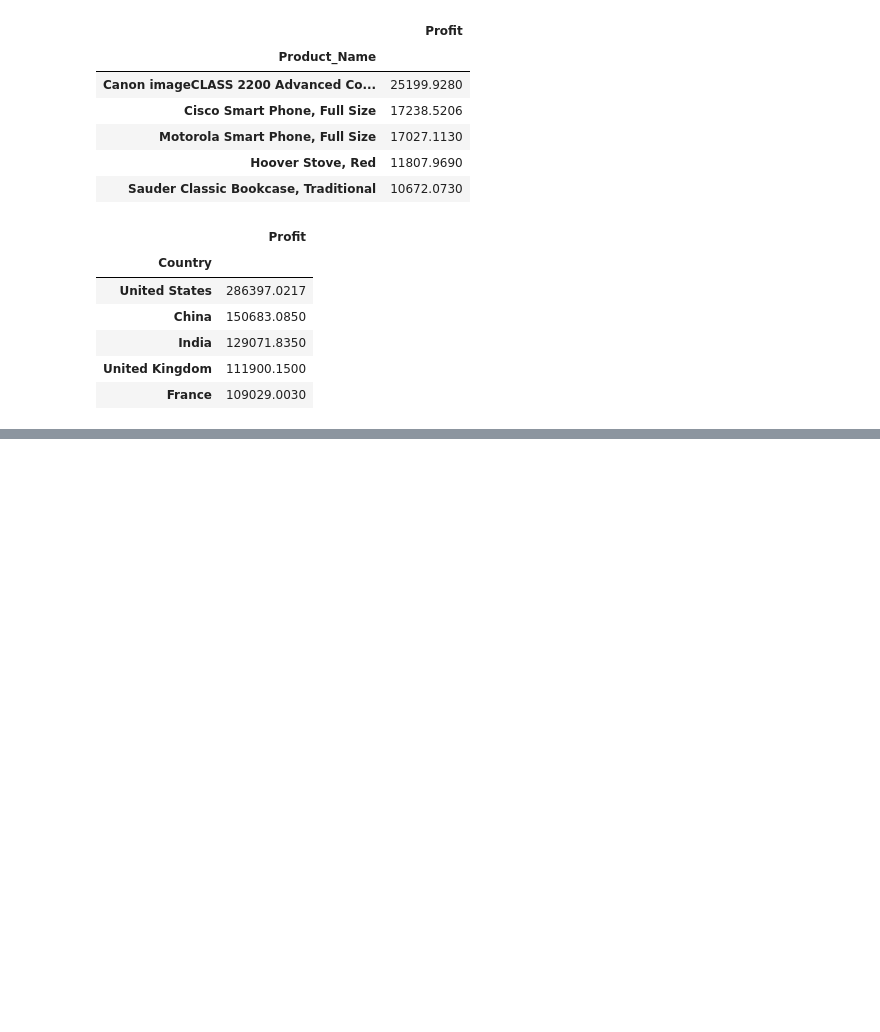
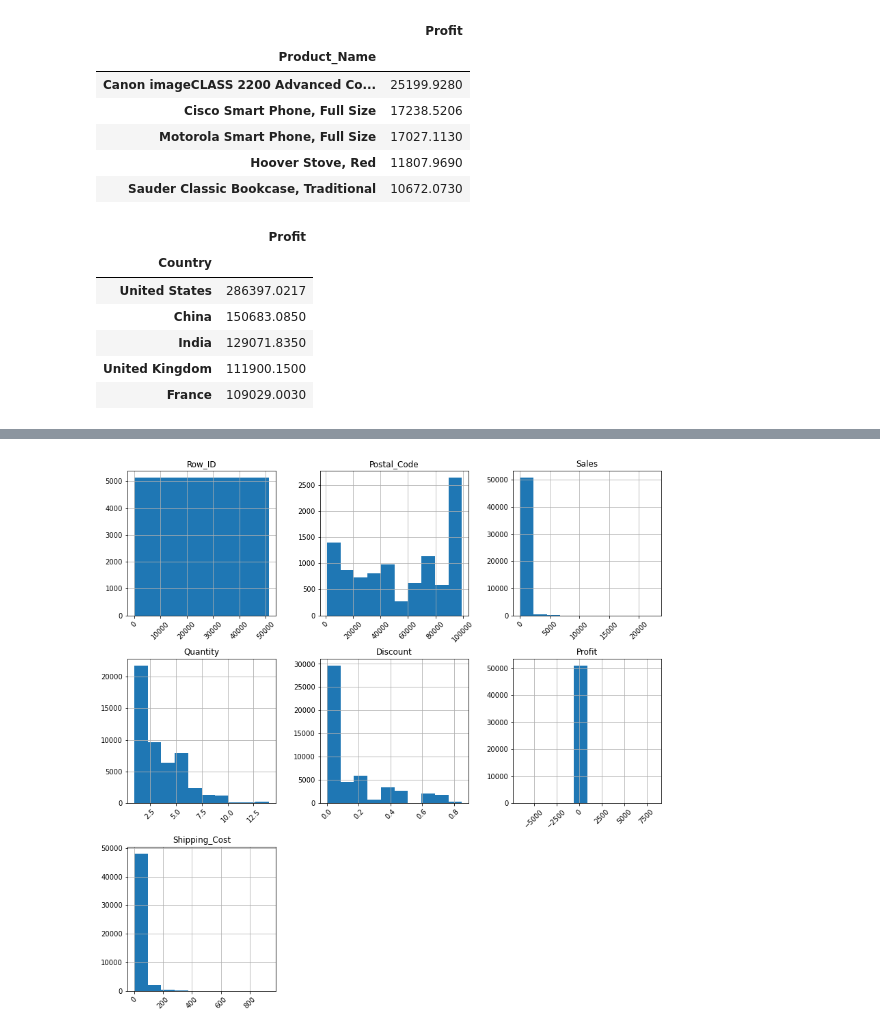
Before and after one commit to VSbr22/ADS505B-Fall22-Group-1, a Jupyter notebook: Data_preprocessing.ipynb, the cells around one changed output, grey strips where cells are left out. Cells and saved outputs as stored; diff of their text form; code cells hidden in the pictures; blank space fills up the shorter version.

```diff
--- a/Data_preprocessing.ipynb
+++ b/Data_preprocessing.ipynb
@@ -287,0 +407,5 @@ most_profitable_country
+# %%
+df.hist(figsize=(14,14), xrot=45)
+plt.show()
+# %% [output]
+[figure, added]
```
Also changed, not shown: parts of 37 cells of this notebook.
